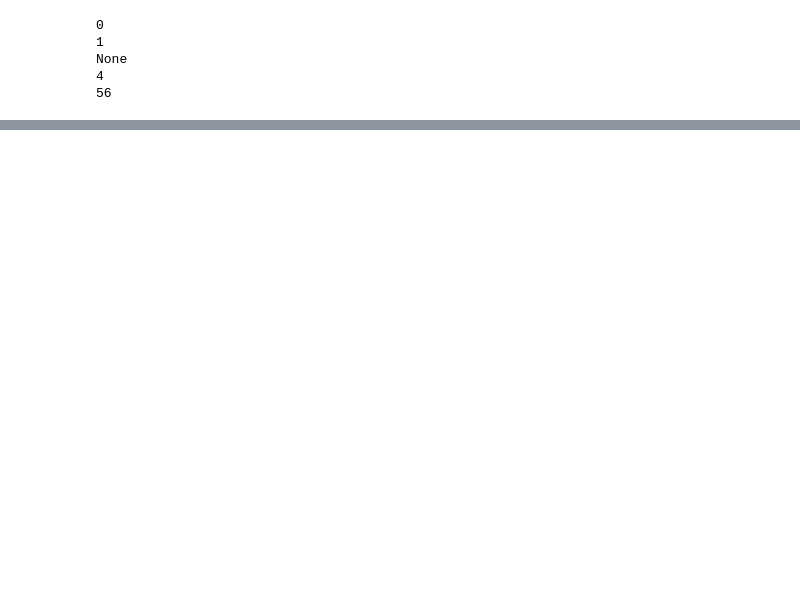
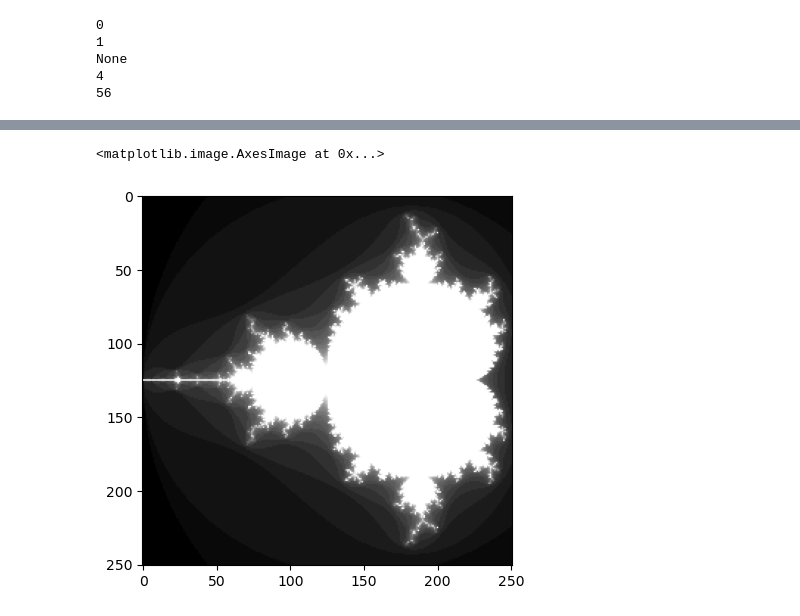
Before and after one commit to HAHAHAHAHHA21/Computer-Project-2-, a Jupyter notebook: jupyter testing.ipynb, the cells around one changed output, grey strips where cells are left out. Cells and saved outputs as stored; diff of their text form; code cells hidden in the pictures; blank space fills up the shorter version.

```diff
--- a/jupyter testing.ipynb
+++ b/jupyter testing.ipynb
@@ -17,12 +17,12 @@ def get_escape_time(c: complex, max_iterations: int) -> int | None:
         None: if |z_n| <= 2 for n = max_iterations
 
     """
-    if abs(mandelbrot_generator(c,max_iterations)) <= 2:
-        return None
-    else:
-        for i in range(max_iterations + 1):
-            if abs(mandelbrot_generator(c,i)) > 2:
-                return i
+    z = c
+    for i in range(max_iterations + 1):
+        if abs(z) > 2:
+            return i
+        z = z ** 2 + c
+    return None
 
 
 print(get_escape_time(2+1j, 5))
@@ -87,13 +66,13 @@ def get_complex_grid(top_left = complex, bottom_right = complex, step = float) -
 
     m = math.floor((x2 - x1)/ step)
     n = math.floor((y1 - y2) / step)
-    array = np.zeros((n, m), dtype = complex)
+    array = np.zeros((n+1, m+1), dtype = complex)
     array[:,:] = top_left       #assign every entry to top_left
 
-    imag_vect = np.arange(n).reshape(n,1)
+    imag_vect = np.arange(n + 1).reshape(n + 1,1)
     imag_vect = imag_vect * step
     imag_vect = imag_vect * (0 - 1j)
-    real_vect = np.arange(m, dtype = complex) * step #broadcasting
+    real_vect = np.arange(n + 1, dtype = complex) * step #broadcasting
 
     grid_step = real_vect + imag_vect #broadcasting
     return array + grid_step
@@ -106,0 +100,25 @@ array([[-1.  +1.j  , -0.75+1.j  , -0.5 +1.j  , -0.25+1.j  ],
+# %%
+def get_escape_time_color_arr(c_arr: np.ndarray, max_iterations: int) -> np.ndarray:
+    """Returns a grid of escape times in the complex plane running at max_iterations"""
+
+    canvas = np.zeros(c_arr.shape, dtype = float)
+    x , y = c_arr.shape
+    for i in range(x):
+        for j in range(y):
+            if get_escape_time(complex(c_arr[i,j]), max_iterations) is None:
+                canvas[i,j] = 0
+            else: canvas[i,j] = (max_iterations - get_escape_time(complex(c_arr[i,j]), max_iterations) + 1) / (max_iterations +1)
+
+
+
+    return canvas
+# %%
+from matplotlib import pyplot as plt
+
+grid = get_complex_grid(-2+1.25j, 0.5-1.25j, 0.01)
+colors = get_escape_time_color_arr(grid, 30)
+
+plt.imshow(colors, cmap="Greys")
+# %% [output]
+<matplotlib.image.AxesImage at 0x...>
+[figure, added]
```
Also changed, not shown: parts of 2 cells of this notebook.
